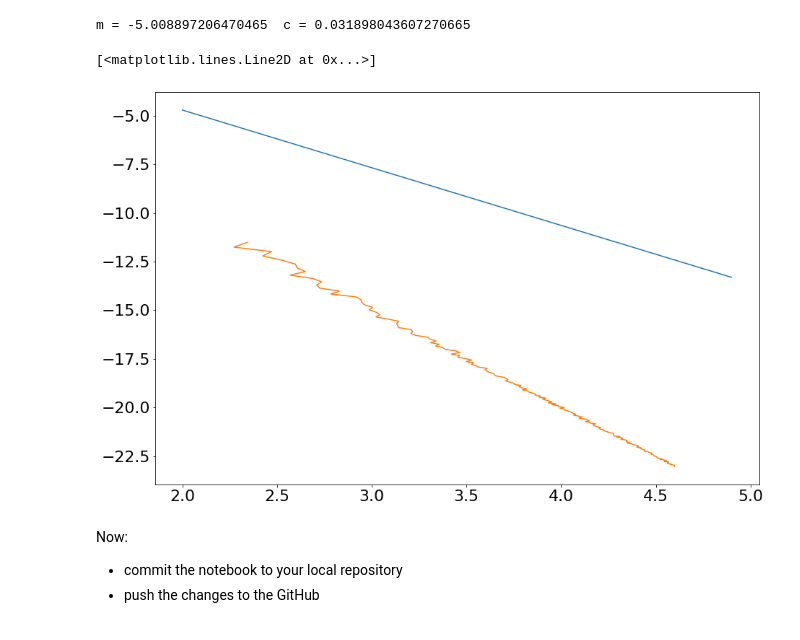
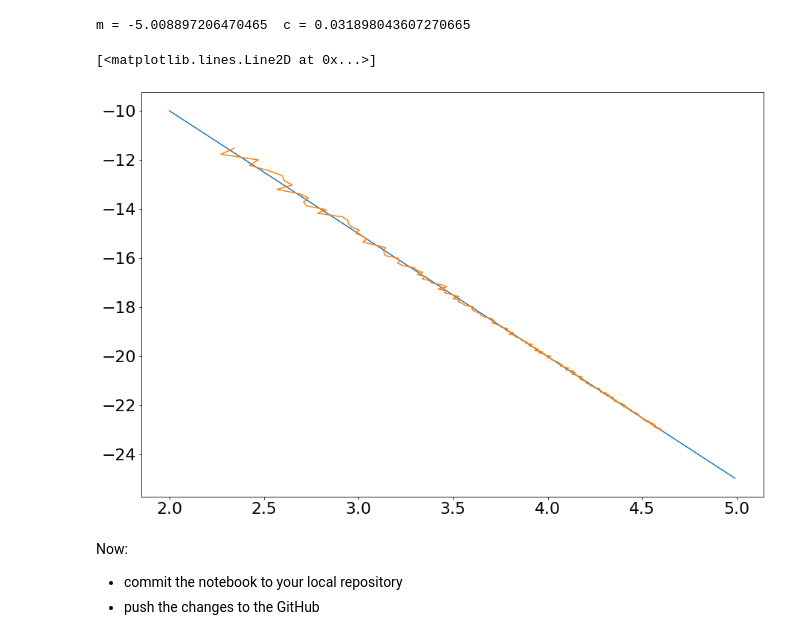
Before and after one commit to odhrandooley/ACM20030-Assignments, a Jupyter notebook: Assignment-3.ipynb, the cells around one changed output. Drawn from its saved outputs; the diff is of its cells as text; code cells hidden in the pictures.

```diff
--- a/Assignment-3.ipynb
+++ b/Assignment-3.ipynb
@@ -130,16 +132,17 @@ print("m = "+str(LinearLeastSquares(logFit2)[0,0])+"  c = "+str(LinearLeastSquar
 m = -5.008897206470465  c = 0.031898043607270665
 # %%
 logFit2 = np.log(FitData2)
-LinearLeastSquares(logFit2)
-c= LinearLeastSquares(FitData1)[1,0]
-m= LinearLeastSquares(FitData1)[0,0]
-x1= np.arange(2,5,0.1)
+
+c= LinearLeastSquares(logFit2)[1,0]
+m= LinearLeastSquares(logFit2)[0,0]
+x1= np.arange(2,5,0.01)
 y1=m*x1+c
 plt.plot(x1,y1)
 plt.plot(x,y)
+plt.legend(['Regression L','Log Data'])
 # %% [output]
 [<matplotlib.lines.Line2D at 0x...>]
-[figure, old version]
+[figure, new version]
 # %% [markdown]
 Now:
 - commit the notebook to your local repository
```
Also changed, not shown: parts of 3 cells of this notebook.
